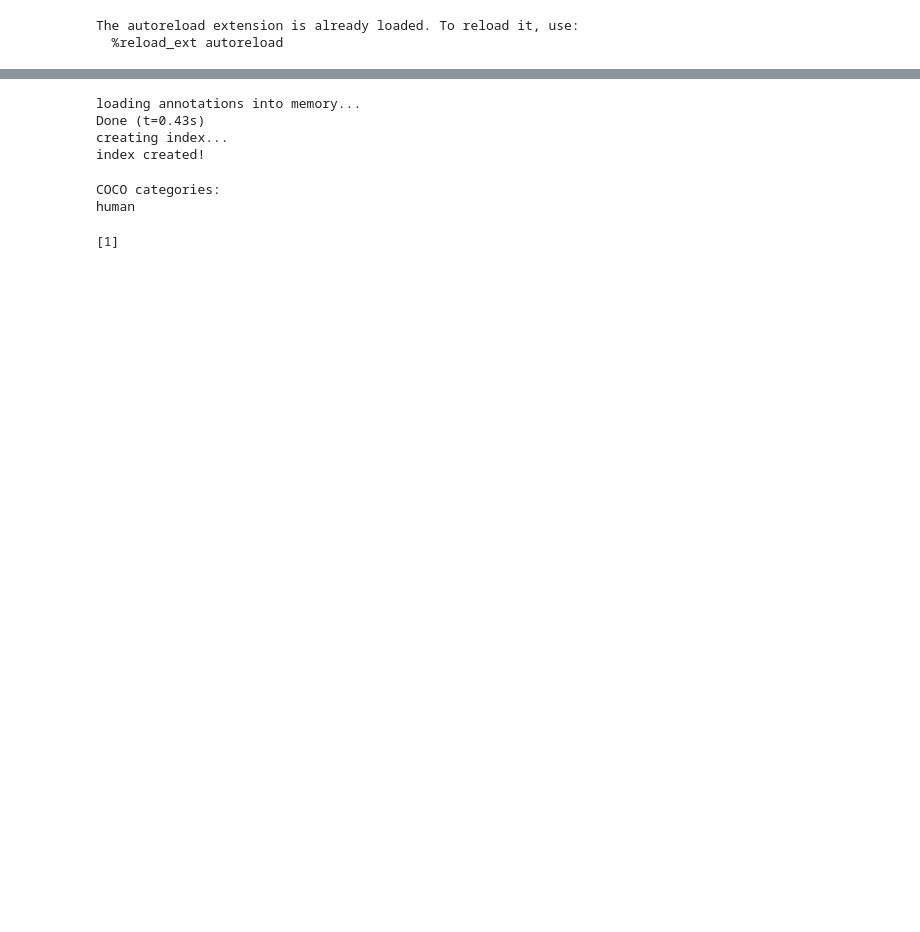
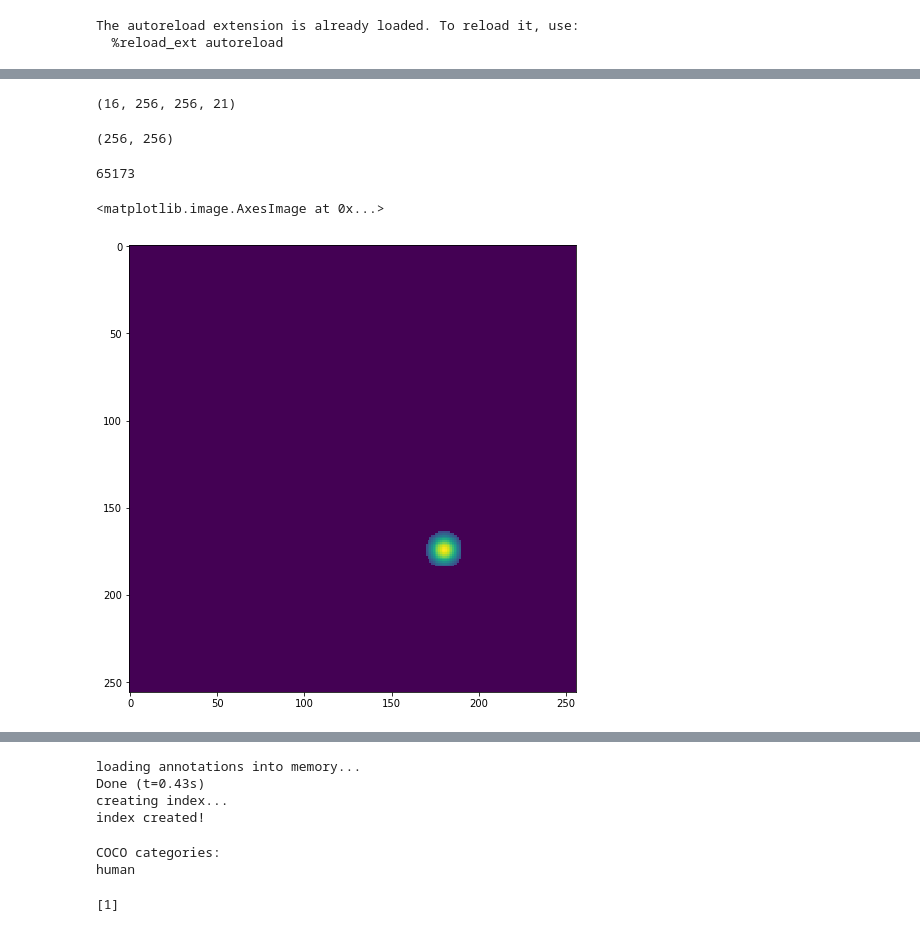
Before and after one commit to yuanzhedong/PoseEstimationForMobile, a Jupyter notebook: training/src/Pose Data.ipynb, the cells around one changed output, grey strips where cells are left out. Cells and saved outputs as stored; diff of their text form; code cells hidden in the pictures; blank space fills up the shorter version.

```diff
--- a/training/src/Pose Data.ipynb
+++ b/training/src/Pose Data.ipynb
@@ -62,0 +51,7 @@ Use `for ... in dataset:` to iterate over a dataset. If using `tf.estimator`, re
+# %%
+import tensorflow as tf
+sess = tf.InteractiveSession()
+# %%
+x = sess.run(iter.get_next())
+# %%
+x, y = x
@@ -62,0 +62,4 @@ Use `for ... in dataset:` to iterate over a dataset. If using `tf.estimator`, re
+# %%
+y.shape
+# %% [output]
+(16, 256, 256, 21)
@@ -62,0 +72,13 @@ Use `for ... in dataset:` to iterate over a dataset. If using `tf.estimator`, re
+# %%
+y[0,:,:,4].shape
+# %% [output]
+(256, 256)
+# %%
+np.sum(y[0,:,:,5] == y[0,:,:,1])
+# %% [output]
+65173
+# %%
+plt.imshow(y[0,:,:,7])
+# %% [output]
+<matplotlib.image.AxesImage at 0x...>
+[figure, added]
```
Also changed, not shown: parts of 25 cells of this notebook, 7 other files.
